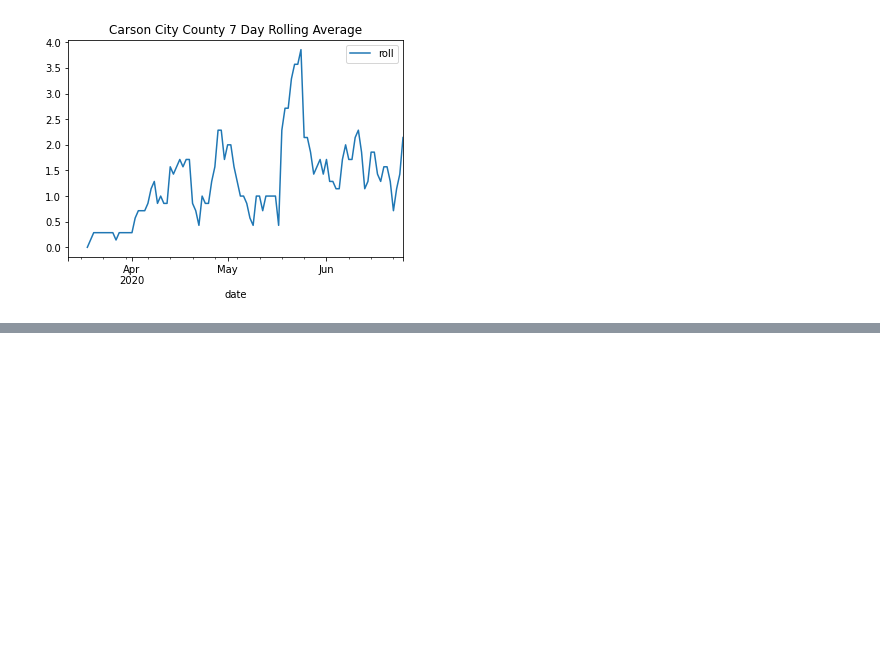
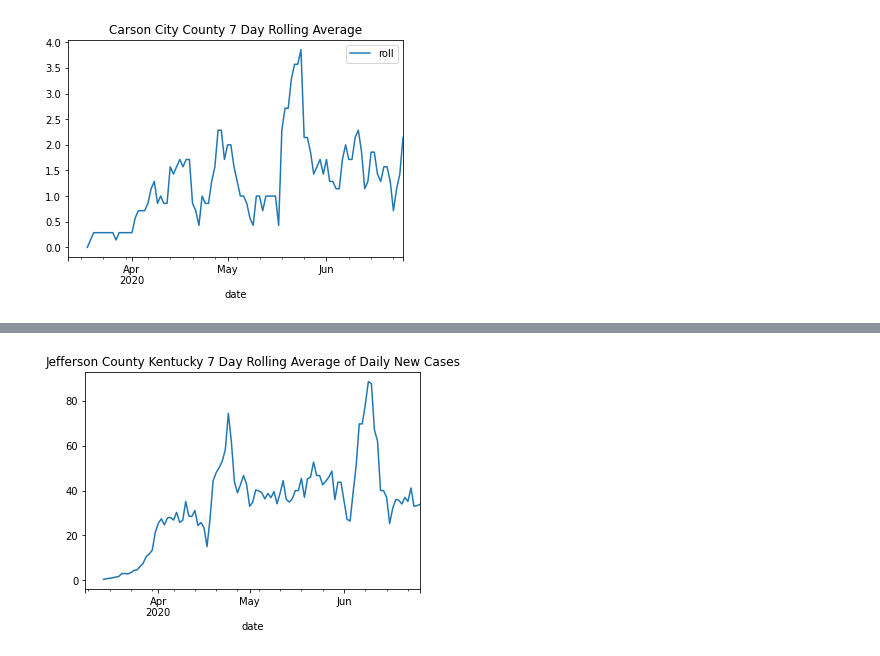
Before and after one commit to EthanMWalker/covid-19-data, a Jupyter notebook: exploring data.ipynb, the cells around one changed output, grey strips where cells are left out. Cells and saved outputs as stored; diff of their text form; code cells hidden in the pictures; blank space fills up the shorter version.

```diff
--- a/exploring data.ipynb
+++ b/exploring data.ipynb
@@ -28,6 +28,12 @@ cali_mask = cnty_df.state == 'California'
 sc_df = cnty_df[sc_mask & cali_mask]
 cc_mask = cnty_df.county == 'Carson City'
 cc_df = cnty_df[cc_mask]
+ind_mask = cnty_df.state == 'Indiana'
+ken_mask = cnty_df.state == 'Kentucky'
+jef_mask = cnty_df.county == 'Jefferson'
+flo_mask = cnty_df.county == 'Floyd'
+jef_df = cnty_df[ken_mask & jef_mask]
+flo_df = cnty_df[ind_mask & flo_mask]
 # %%
 utah_cnty_df.loc[:,'new_cases'] = np.hstack([np.array([0]), np.diff(utah_cnty_df.cases.values)])
 utah_cnty_df.loc[:,'roll'] = utah_cnty_df.new_cases.rolling(window=7).mean()
@@ -82,0 +89,8 @@ plt.show()
+# %%
+jef_df.loc[:,'new_cases'] = np.hstack([np.array([0]), np.diff(jef_df.cases.values)])
+jef_df.loc[:,'roll'] = jef_df.new_cases.rolling(window=7).mean()
+jef_df.plot(x='date',y='roll',title='Jefferson County Kentucky 7 Day Rolling Average of Daily New Cases',legend=False)
+plt.savefig('visuals/jefferson_county.pdf')
+plt.show()
+# %% [output]
+[figure, added]
```
Also changed, not shown: parts of 7 cells of this notebook, 4 other files.
